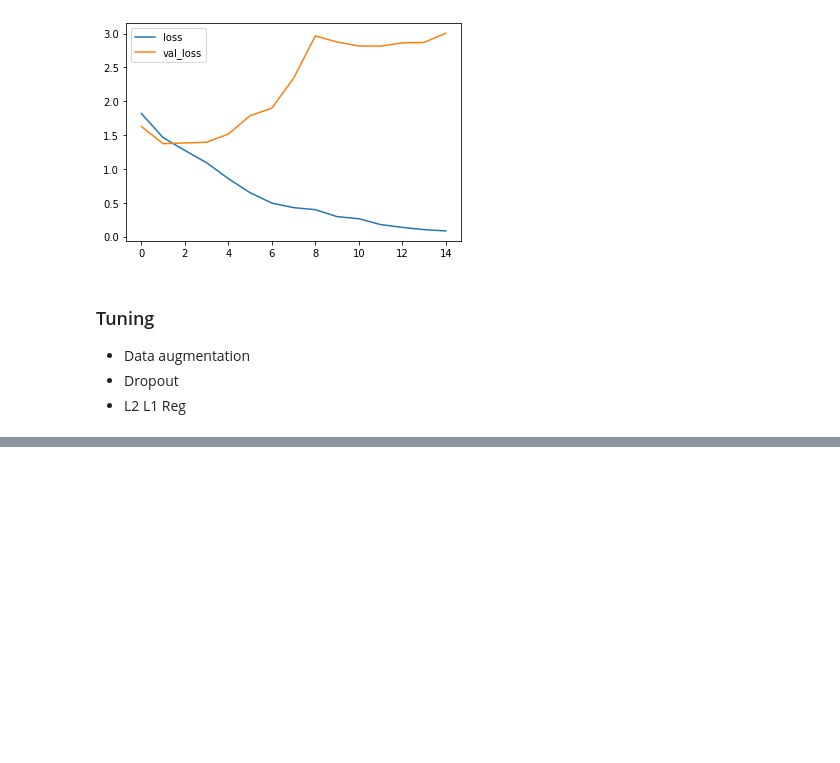
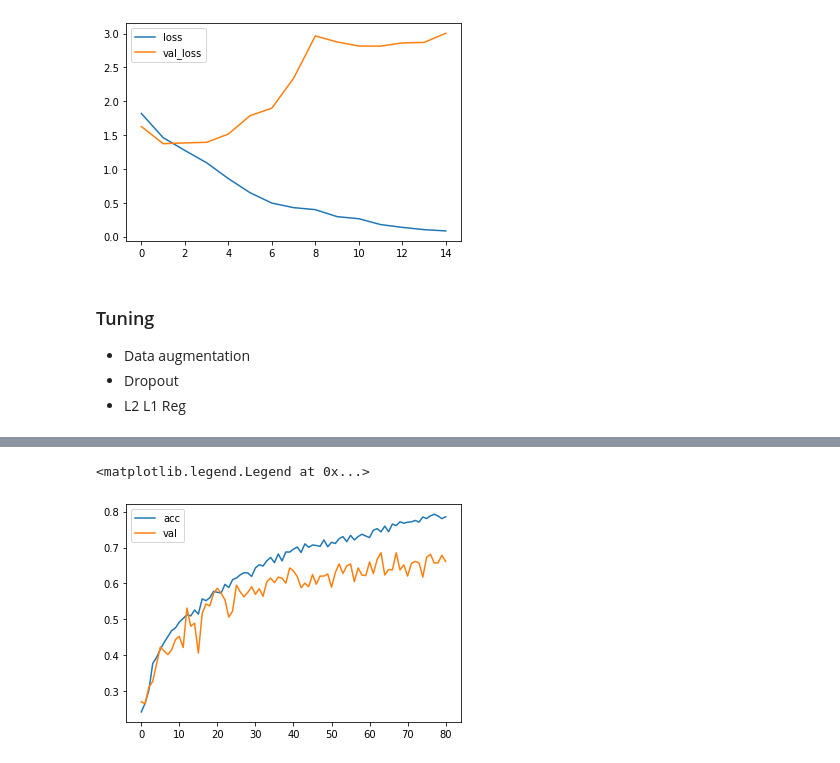
Before and after one commit to Siarhei-Y/tea_recognition, a Jupyter notebook: Tea_recognition.ipynb, the cells around one changed output, grey strips where cells are left out. Saved outputs shown, nothing was run; the diff lists cells and outputs as text; code cells hidden in the pictures; blank space fills up the shorter version.

```diff
--- a/Tea_recognition.ipynb
+++ b/Tea_recognition.ipynb
@@ -299,0 +315,33 @@ Epoch 36/100
+# %%
+model = tf.keras.Sequential([
+    data_augmentation,
+    tf.keras.layers.experimental.preprocessing.Rescaling(1./255, input_shape=(IMG_HEIGHT, IMG_WIDTH, 3)),
+    tf.keras.layers.Conv2D(32, (3,3), strides=(1, 1), padding='same'),
+    tf.keras.layers.MaxPool2D(),
+    tf.keras.layers.Conv2D(64, (3,3), strides=(1, 1), padding='same', activation='relu'),
+    tf.keras.layers.MaxPool2D(),
+    tf.keras.layers.Conv2D(64, (3,3), strides=(1, 1), padding='same', activation='relu'),
+    tf.keras.layers.MaxPool2D(),
+    tf.keras.layers.Conv2D(128, (3,3), strides=(1, 1), padding='same', activation='relu'),
+    tf.keras.layers.MaxPool2D(),
+    tf.keras.layers.Conv2D(128, (3,3), strides=(1, 1), padding='same', activation='relu'),
+    tf.keras.layers.MaxPool2D(),
+    # tf.keras.layers.Dropout(0.2),
+    tf.keras.layers.Flatten(),
+    tf.keras.layers.Dense(128, activation='relu'),
+    # tf.keras.layers.Dropout(0.2),
+    tf.keras.layers.Dense(128),
+    tf.keras.layers.Dense(K, activation='softmax')
+])
+
+
+model.compile(optimizer=tf.keras.optimizers.Adam(learning_rate=LR),
+              loss=tf.keras.losses.SparseCategoricalCrossentropy(from_logits=False),
+              metrics=['accuracy'])
+
+r = model.fit(
+  x_train,
+  validation_data=x_val,
+  epochs=EPOCHS,
+  callbacks=[callback]
+)
@@ -299,0 +366,7 @@ Epoch 36/100
+# %%
+plt.plot(r.history['accuracy'], label='acc')
+plt.plot(r.history['val_accuracy'], label='val')
+plt.legend()
+# %% [output]
+<matplotlib.legend.Legend at 0x...>
+[figure, added]
```
Also changed, not shown: parts of 8 cells of this notebook.
